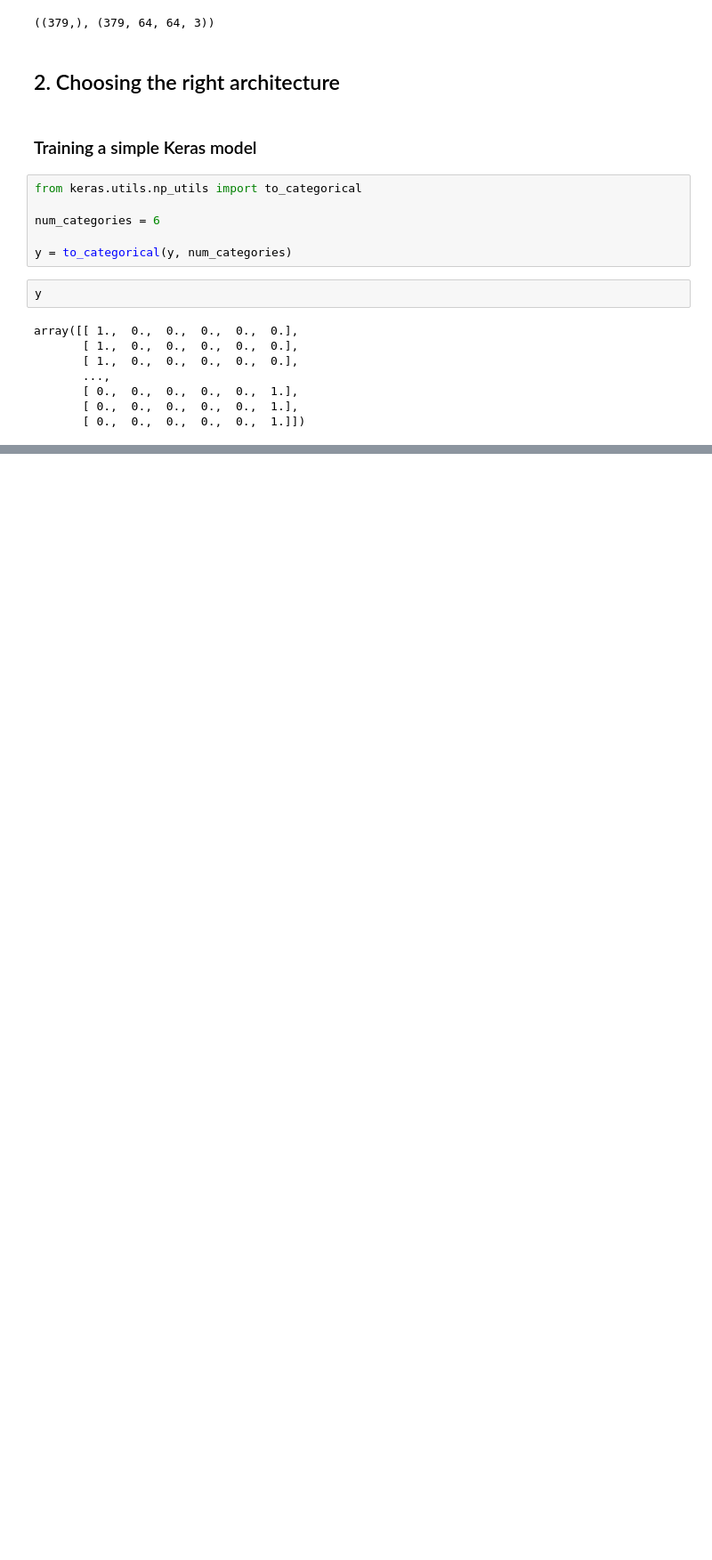
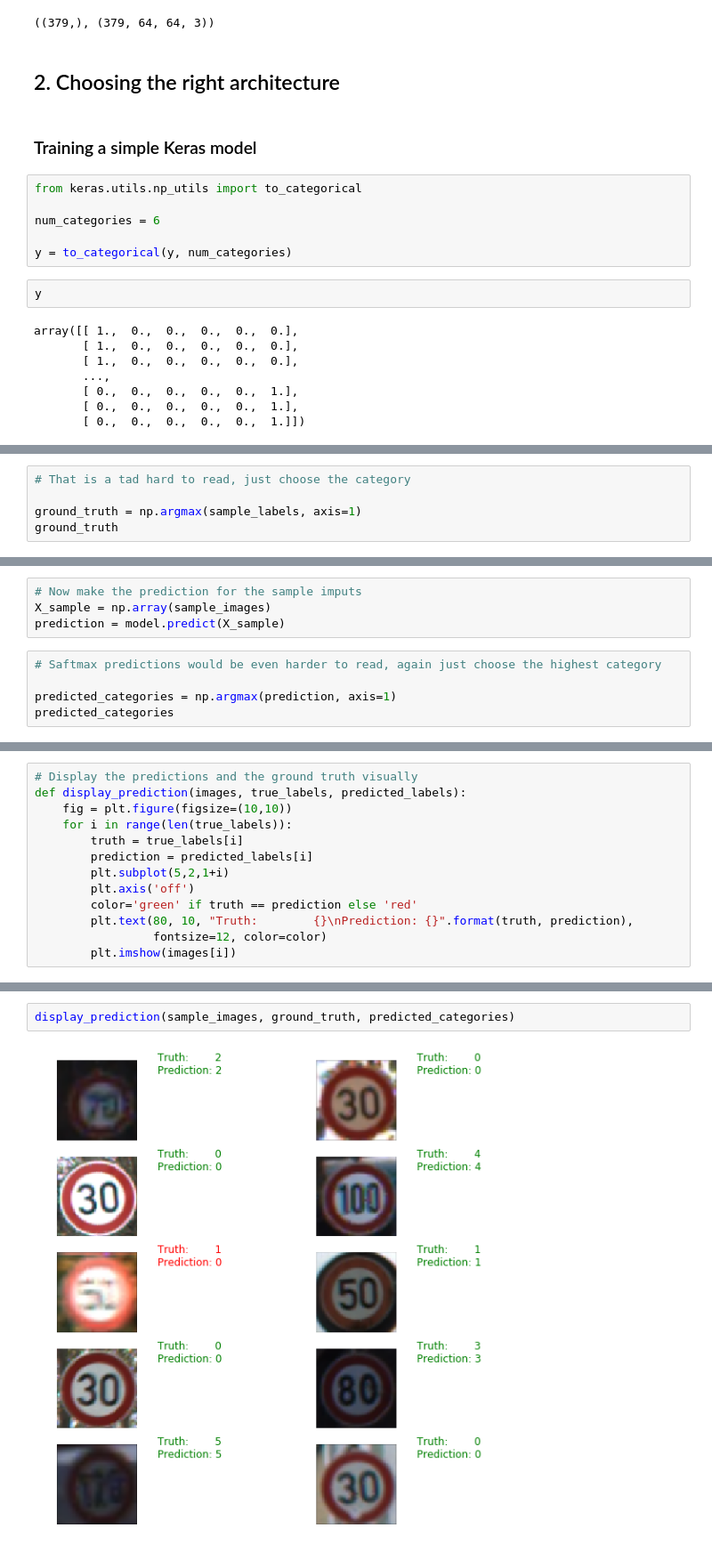
Before and after one commit to ghltshubh/Keras-Basics, a Jupyter notebook: German Speed Limit Sign Recognition with TensorFlow and Keras .ipynb, the cells around one changed output, grey strips where cells are left out. Shown at 89% size. Cells and saved outputs as stored; diff of their text form; blank space fills up the shorter version.

```diff
--- a/German Speed Limit Sign Recognition with TensorFlow and Keras .ipynb
+++ b/German Speed Limit Sign Recognition with TensorFlow and Keras .ipynb
@@ -201,0 +613,5 @@ array([[ 1.,  0.,  0.,  0.,  0.,  0.],
+# %%
+# That is a tad hard to read, just choose the category
+
+ground_truth = np.argmax(sample_labels, axis=1)
+ground_truth
@@ -201,0 +620,9 @@ array([[ 1.,  0.,  0.,  0.,  0.,  0.],
+# %%
+# Now make the prediction for the sample imputs
+X_sample = np.array(sample_images)
+prediction = model.predict(X_sample)
+# %%
+# Saftmax predictions would be even harder to read, again just choose the highest category
+
+predicted_categories = np.argmax(prediction, axis=1)
+predicted_categories
@@ -201,0 +631,13 @@ array([[ 1.,  0.,  0.,  0.,  0.,  0.],
+# %%
+# Display the predictions and the ground truth visually
+def display_prediction(images, true_labels, predicted_labels):
+    fig = plt.figure(figsize=(10,10))
+    for i in range(len(true_labels)):
+        truth = true_labels[i]
+        prediction = predicted_labels[i]
+        plt.subplot(5,2,1+i)
+        plt.axis('off')
+        color='green' if truth == prediction else 'red'
+        plt.text(80, 10, "Truth:        {}\nPrediction: {}".format(truth, prediction),
+                 fontsize=12, color=color)
+        plt.imshow(images[i])
@@ -201,0 +646,4 @@ array([[ 1.,  0.,  0.,  0.,  0.,  0.],
+# %%
+display_prediction(sample_images, ground_truth, predicted_categories)
+# %% [output]
+[figure, added]
```
Also changed, not shown: parts of 61 cells of this notebook, 10 other files.
